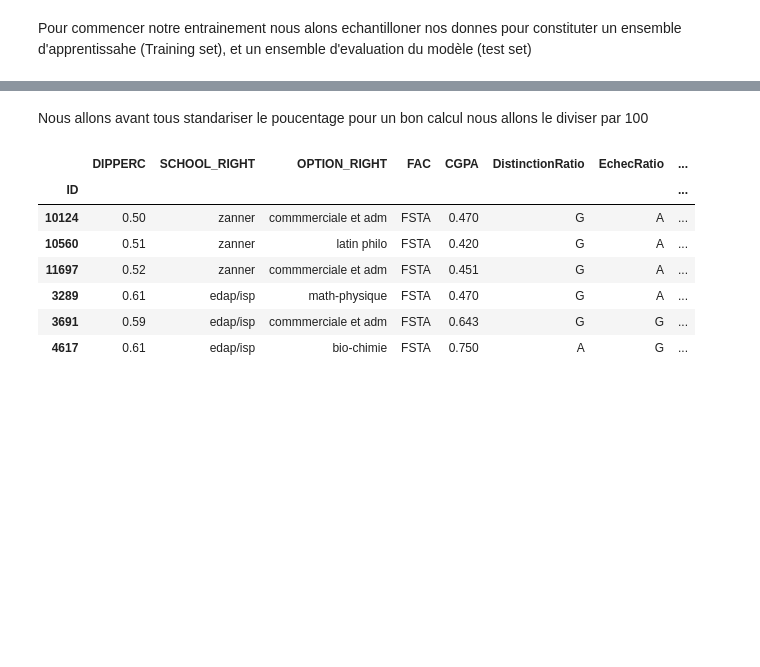
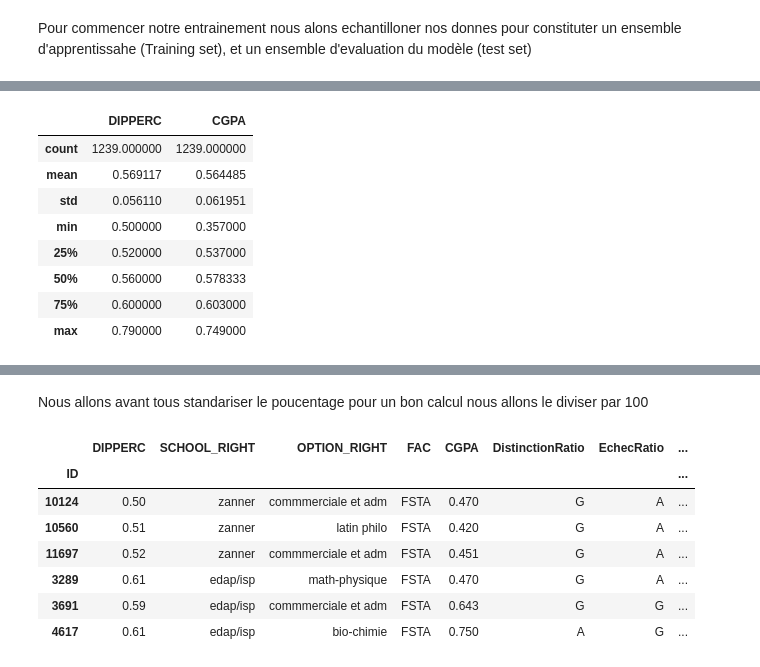
Before and after one commit to espoirMur/Student-Grade-Predictor, a Jupyter notebook: notebook/PredictiveModelBuilding.ipynb, the cells around one changed output, grey strips where cells are left out. Cells and saved outputs as stored; diff of their text form; code cells hidden in the pictures; blank space fills up the shorter version.

```diff
--- a/notebook/PredictiveModelBuilding.ipynb
+++ b/notebook/PredictiveModelBuilding.ipynb
@@ -1204,0 +1248,4 @@ Techno=datasetCGPA.loc[datasetCGPA.FAC=='FSTA']
+# %%
+Economie_bin=ConvertCat(Economie,catCol=['SCHOOL_RIGHT', 'OPTION_RIGHT'],numCol=['DIPPERC','CGPA','EchecRatio'])
+# %%
+Economie_bin.reset_index(inplace=True)
@@ -1204,0 +1270,12 @@ Techno=datasetCGPA.loc[datasetCGPA.FAC=='FSTA']
+# %%
+eco_Train_bin.describe()[['DIPPERC','CGPA']]
+# %% [output]
+|  | DIPPERC | CGPA |
+| count | 1239.000000 | 1239.000000 |
+| mean | 0.569117 | 0.564485 |
+| std | 0.056110 | 0.061951 |
+| min | 0.500000 | 0.357000 |
+| 25% | 0.520000 | 0.537000 |
+| 50% | 0.560000 | 0.578333 |
+| 75% | 0.600000 | 0.603000 |
+| max | 0.790000 | 0.749000 |
```
Also changed, not shown: parts of 191 cells of this notebook, 3 other files.
